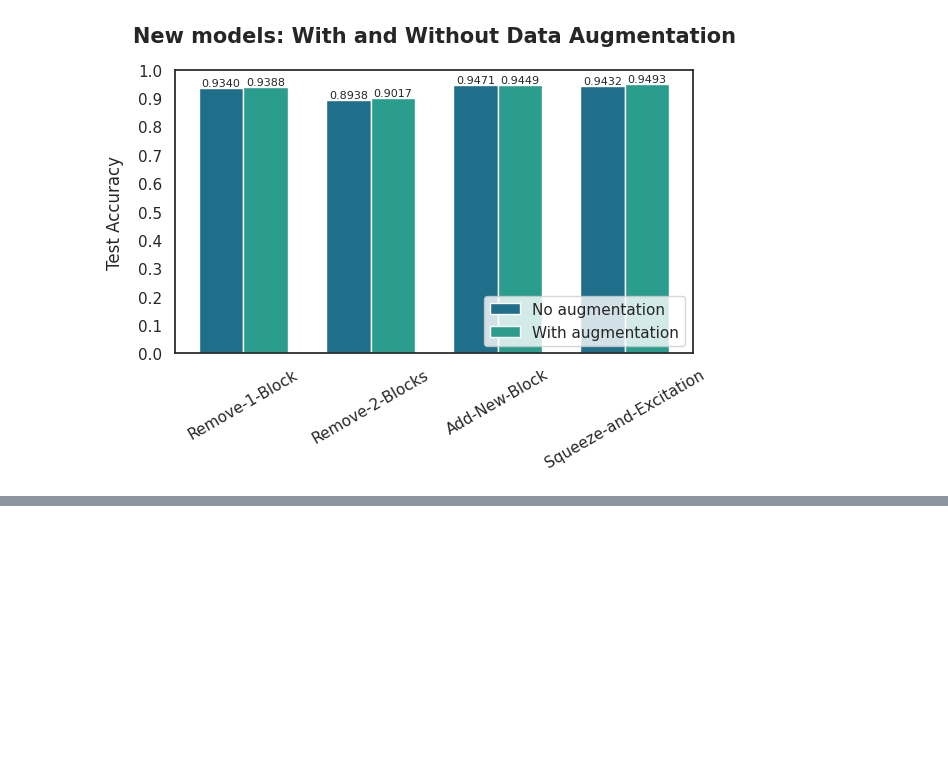
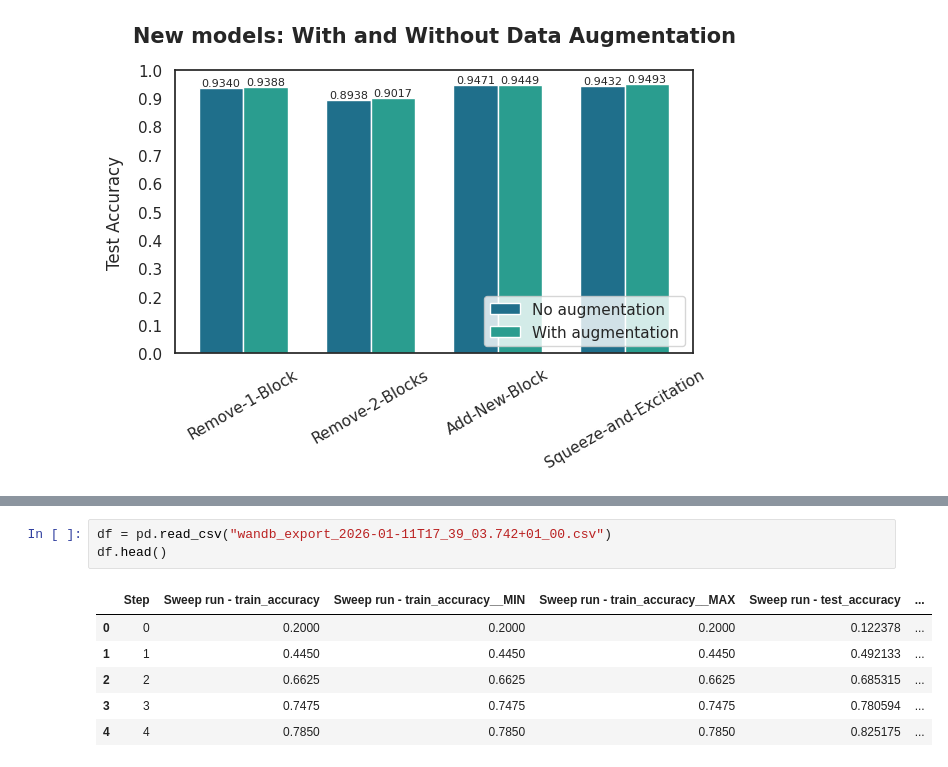
Before and after one commit to MCV-C3/project-team-6, a Jupyter notebook: Week3/report/plot_report.ipynb, the cells around one changed output, grey strips where cells are left out. Drawn from its saved outputs; the diff is of its cells as text; blank space fills up the shorter version.

```diff
--- a/Week3/report/plot_report.ipynb
+++ b/Week3/report/plot_report.ipynb
@@ -150,0 +204,10 @@ plt.show()
+# %%
+df = pd.read_csv("wandb_export_2026-01-11T17_39_03.742+01_00.csv")
+df.head()
+# %% [output]
+|  | Step | Sweep run - train_accuracy | Sweep run - train_accuracy__MIN | Sweep run - train_accuracy__MAX | Sweep run - test_accuracy | ... |
+| 0 | 0 | 0.2000 | 0.2000 | 0.2000 | 0.122378 | ... |
+| 1 | 1 | 0.4450 | 0.4450 | 0.4450 | 0.492133 | ... |
+| 2 | 2 | 0.6625 | 0.6625 | 0.6625 | 0.685315 | ... |
+| 3 | 3 | 0.7475 | 0.7475 | 0.7475 | 0.780594 | ... |
+| 4 | 4 | 0.7850 | 0.7850 | 0.7850 | 0.825175 | ... |
```
Also changed, not shown: parts of 4 cells of this notebook, 4 other files.
